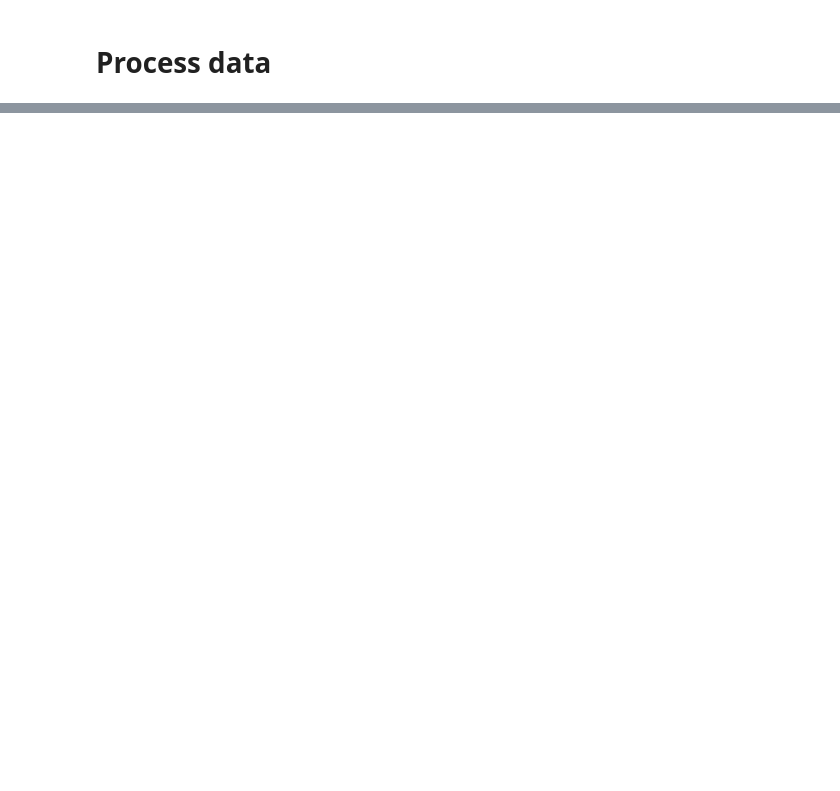
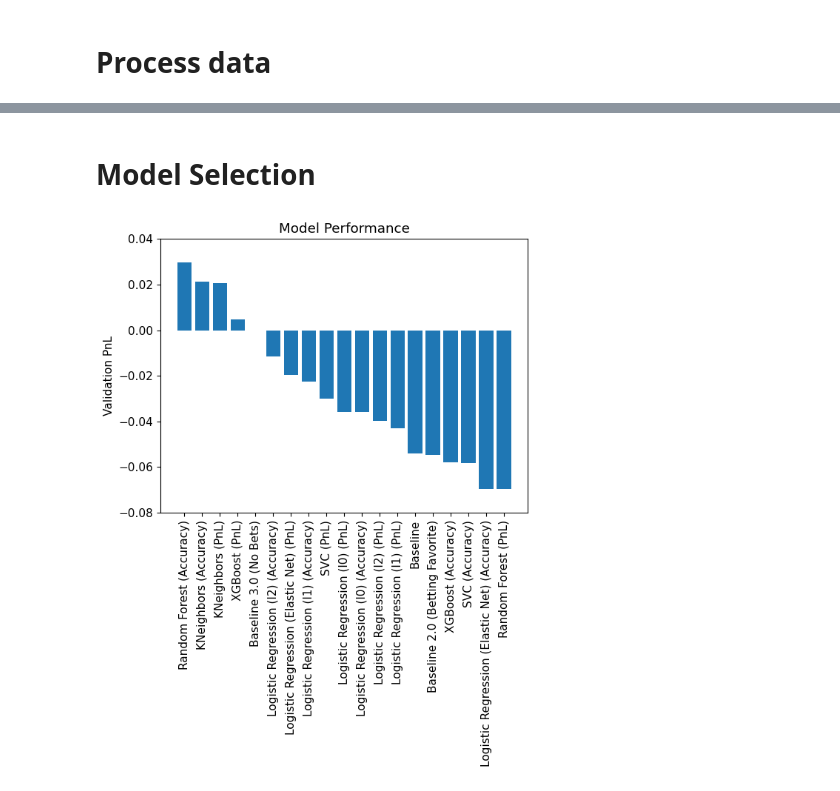
Before and after one commit to nico-fb/NFLPredictions, a Jupyter notebook: src/pipeline.ipynb, the cells around one changed output, grey strips where cells are left out. Cells and saved outputs as stored; diff of their text form; code cells hidden in the pictures; blank space fills up the shorter version.

```diff
--- a/src/pipeline.ipynb
+++ b/src/pipeline.ipynb
@@ -113,0 +530,8 @@ X_train, y_train, X_val, y_val, X_test, y_test = process_df(df)
+# %%
+# Logistic Regression with l0 regularization
+ML_algo = LogisticRegression(solver='saga', penalty=None, max_iter=1000, tol=1e-3)
+param_grid = {}
+pnl_logistic_l0_val_scores, pnl_logistic_l0_models = MLpipeline_TS_PnL(
+    X_train, y_train, X_val, y_val, ML_algo, param_grid
+)
+print(f'Logistic regression l0 (PnL): {round(float(np.mean(pnl_logistic_l0_val_scores)), 4)}')
@@ -113,0 +638,12 @@ X_train, y_train, X_val, y_val, X_test, y_test = process_df(df)
+# %%
+# K Neighbors
+ML_algo = KNeighborsClassifier()
+param_grid = {
+    'n_neighbors': [3, 5, 7, 9, 11, 13, 15],
+    'weights': ['uniform', 'distance'],
+    'metric': ['euclidean', 'manhattan', 'minkowski']
+}
+pnl_kneighbors_val_scores, pnl_kneighbors_models = MLpipeline_TS_PnL(
+    X_train, y_train, X_val, y_val, ML_algo, param_grid, cv_splits=10
+)
+print(f'KNearestNeighbors (PnL): {round(float(np.mean(pnl_kneighbors_val_scores)), 4)}')
@@ -113,0 +724,36 @@ X_train, y_train, X_val, y_val, X_test, y_test = process_df(df)
+# %% [markdown]
+# Model Selection
+# %%
+all_models_pnl_stats = {
+    'Baseline': pnl_preds(np.ones(len(X_val)), X_val, y_val),
+    'Baseline 2.0 (Betting Favorite)': pnl_preds((X_val['home_probability'] >= X_val['away_probability']).astype(int), X_val, y_val),
+    'Baseline 3.0 (No Bets)': 0,
+    'Logistic Regression (l0) (PnL)': np.mean(pnl_logistic_l0_val_scores),
+    'Logistic Regression (l1) (PnL)': np.mean(pnl_logistic_l1_val_scores),
+    'Logistic Regression (l2) (PnL)': np.mean(pnl_logistic_l2_val_scores),
+    'Logistic Regression (Elastic Net) (PnL)': np.mean(pnl_logistic_en_val_scores),
+    'Random Forest (PnL)': np.mean(pnl_random_forest_val_scores),
+    'XGBoost (PnL)': np.mean(pnl_xgboost_val_scores),
+    'SVC (PnL)': np.mean(pnl_svc_val_scores),
+    'KNeighbors (PnL)': np.mean(pnl_kneighbors_val_scores),
+    'Logistic Regression (l0) (Accuracy)': pnl(logistic_l0_models[0], X_val, y_val),
+    'Logistic Regression (l1) (Accuracy)': pnl(logistic_l1_models[0], X_val, y_val),
+    'Logistic Regression (l2) (Accuracy)': pnl(logistic_l2_models[0], X_val, y_val),
+    'Logistic Regression (Elastic Net) (Accuracy)': pnl(logistic_en_models[0], X_val, y_val),
+    'Random Forest (Accuracy)': pnl(random_forest_models[0], X_val, y_val),
+    'XGBoost (Accuracy)': pnl(xgboost_models[0], X_val, y_val),
+    'SVC (Accuracy)': pnl(svc_models[0], X_val, y_val),
+    'KNeighbors (Accuracy)': pnl(kneighbors_models[0], X_val, y_val),
+}
+
+all_models_pnl_stats = dict(sorted(all_models_pnl_stats.items(), key=lambda x: x[1], reverse=True))
+
+plt.bar(list(all_models_pnl_stats.keys()), list(all_models_pnl_stats.values()))
+plt.ylabel('Validation PnL')
+plt.xticks(rotation=90)
+plt.title('Model Performance')
+plt.ylim(-0.08,0.04)
+plt.savefig('../figures/all_models_pnl_performance.png', dpi=300, bbox_inches='tight')
+plt.show()
+# %% [output]
+[figure, added]
```
Also changed, not shown: parts of 62 cells of this notebook, 1 other file.
